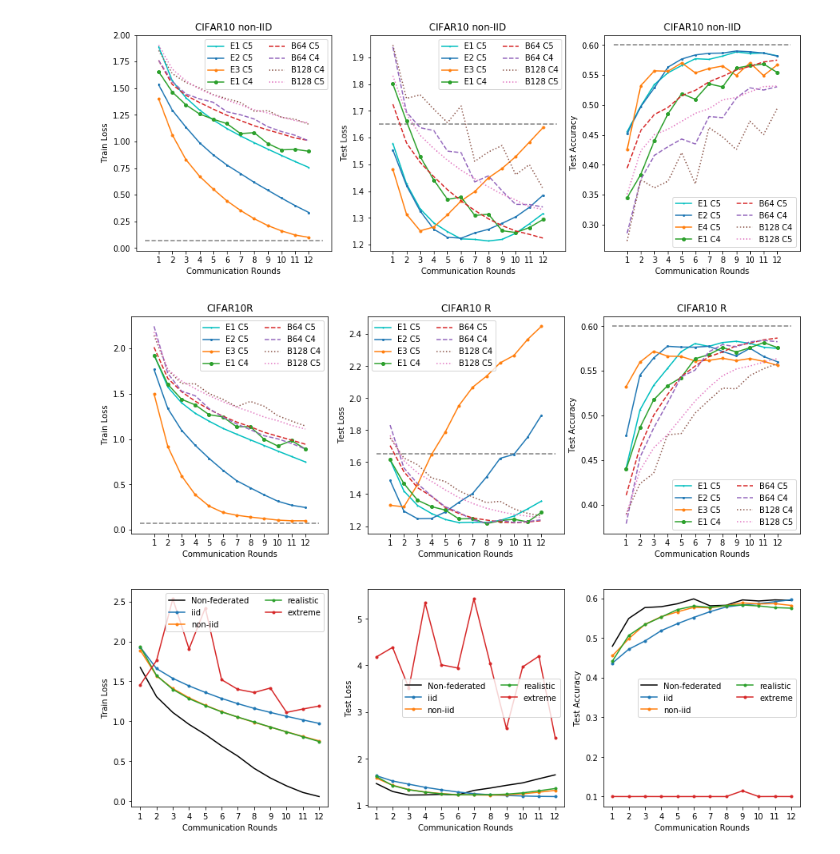
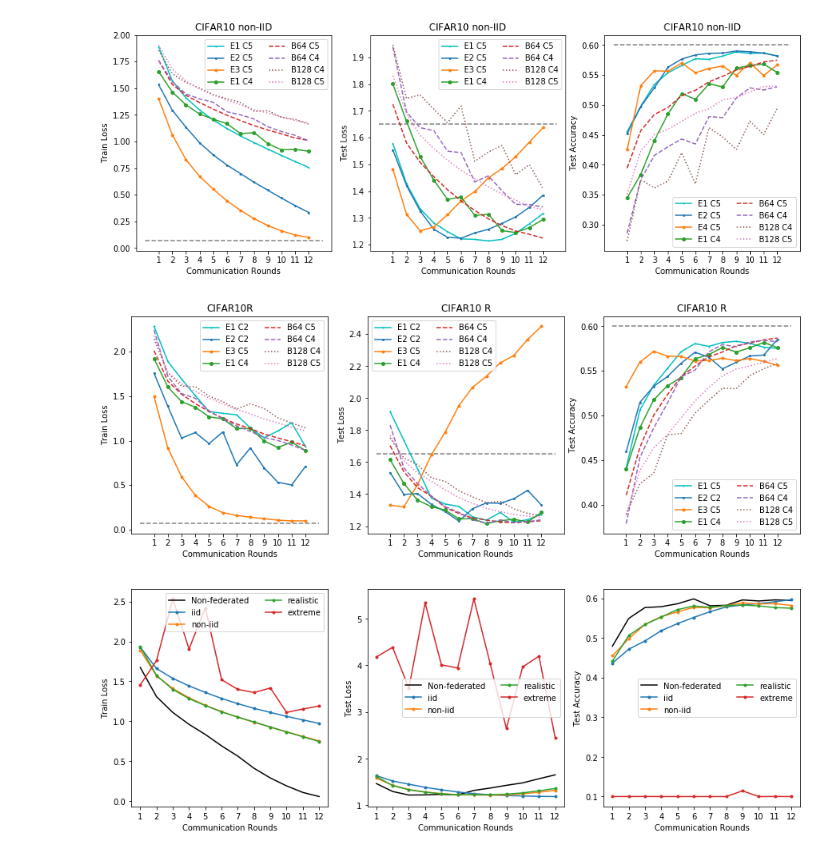
Before and after one commit to abogdanova/FedMed, a Jupyter notebook: Experiments.ipynb, the cells around one changed output. Drawn from its saved outputs; the diff is of its cells as text; code cells hidden in the pictures.

```diff
--- a/Experiments.ipynb
+++ b/Experiments.ipynb
@@ -170,9 +170,9 @@ plt.figure(figsize=(15,5))
 plt.subplot(1,3,1)
 #plt.plot(NFTrain, color="grey",  marker='*', markersize = 4, label="Non-federated")
 #plt.plot(iB64E1Train, color="c",label='E1 B64', linestyle=":")
-plt.plot(rE1C5Train, color="c", marker='o', label='E1 C5', markersize = 1)
+plt.plot(rE1C2Train, color="c", marker='o', label='E1 C2', markersize = 1)
 #plt.plot(rE1C2Train, color="c", marker='o', label='E1 C2', markersize = 1)
-plt.plot(rE2C5Train, marker='o', label='E2 C5', markersize = 2)
+plt.plot(rE2C2Train, marker='o', label='E2 C2', markersize = 2)
 #plt.plot(rE2C2Train, marker='o', label='E2 C5', markersize = 2)
 plt.plot(rE3C5Train, marker='o', label='E3 C5', markersize = 3)
 plt.plot(rE1C4Train, marker='o', label='E1 C4', markersize = 4)
@@ -193,7 +193,7 @@ plt.subplot(1,3,3)
 #plt.plot(iB64E1Accuracy, color='c', label='E1 B64', linestyle=":")
 plt.plot(rE1C5Accuracy, color='c', marker='o', label='E1 C5', markersize = 1)
 #plt.plot(rE1C2Accuracy, color='c', marker='o', label='E1 C2', markersize = 1)
-plt.plot(rE2C5Accuracy, marker='o', label='E2 C5', markersize = 2)
+plt.plot(rE2C2Accuracy, marker='o', label='E2 C2', markersize = 2)
 #plt.plot(rE2C2Accuracy, marker='o', label='E2 C2', markersize = 2)
 plt.plot(rE3C5Accuracy, marker='o', label='E3 C5', markersize = 3)
 plt.plot(rE1C4Accuracy, marker='o', label='E1 C4', markersize = 4)
@@ -206,36 +206,36 @@ plt.xticks(np.arange(1, 13, step=1))
 plt.hlines(0.60, 0, 13, color='grey', linestyles='--')
 plt.ylabel('Test Accuracy')
 plt.xlabel('Communication Rounds')
 plt.title("CIFAR10 R")
 plt.legend(ncol=2)
 
 plt.subplot(1,3,2)
 #plt.plot(NFTest, color="grey",  marker='*', markersize = 4, label="Non-federated")
 #plt.plot(iB64E1Test, color='c', label='E1 B64', linestyle=":")
-plt.plot(rE1C5Test, color='c', marker='o', label='E1 C5', markersize = 1)
+plt.plot(rE1C2Test, color='c', marker='o', label='E1 C2', markersize = 1)
 #plt.plot(rE1C2Test, color='c', marker='o', label='E1 C2', markersize = 1)
-plt.plot(rE2C5Test, marker='o', label='E2 C5', markersize = 2)
+plt.plot(rE2C2Test, marker='o', label='E2 C2', markersize = 2)
 #plt.plot(rE2C2Test, marker='o', label='E2 C2', markersize = 2)
 plt.plot(rE3C5Test, marker='o', label='E3 C5', markersize = 3)
 plt.plot(rE1C4Test, marker='o', label='E1 C4', markersize = 4)
 #plt.plot(rE4C4Test, marker='o', label='E4 C4', markersize = 4)
 plt.plot(rB64C5Test, label='B64 C5', linestyle='--')
 plt.plot(rB64C4Test, label='B64 C4', linestyle='--')
 plt.plot(rB128C4Test, label='B128 C4', linestyle=':')
 plt.plot(rB128C5Test, label='B128 C5', linestyle=':')
 #plt.plot(iE12C5Test, marker='*', label='E12 B32', markersize = 8)
 plt.hlines(1.65, 0, 13, color='grey', linestyles='--')
 plt.xticks(np.arange(1, 13, step=1))
 plt.ylabel('Test Loss')
 plt.xlabel('Communication Rounds')
 plt.title("CIFAR10 R")
 plt.legend(ncol=2)
 
 
 
 plt.show()
 # %% [output]
-[figure, old version]
+[figure, new version]
 # %%
 ## Exp 7 IID
 plt.figure(figsize=(15,5))
```
Also changed, not shown: 8 other files.
